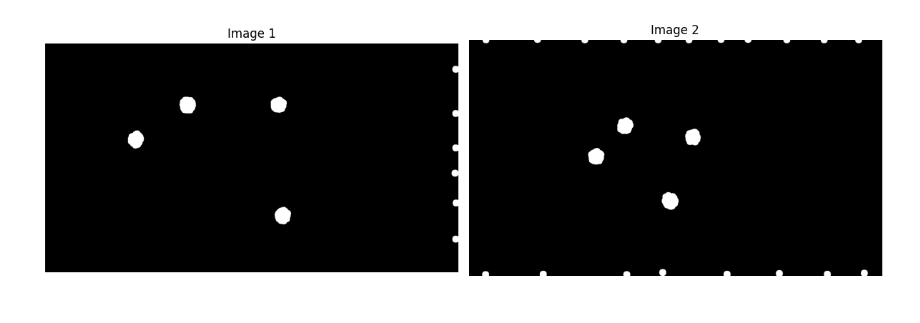
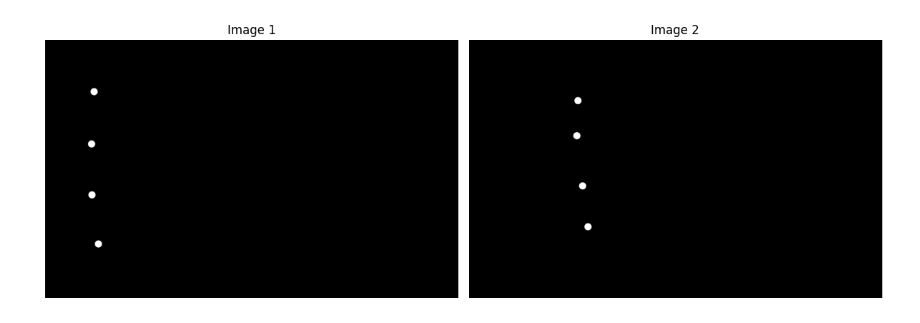
Before and after one commit to utksara/cellmech, a Jupyter notebook: examples/bead_processing.ipynb, the cells around one changed output. Cells and saved outputs as stored; diff of their text form; code cells hidden in the pictures.

```diff
--- a/examples/bead_processing.ipynb
+++ b/examples/bead_processing.ipynb
@@ -1,6 +1,6 @@
 # %%
 
-from cellmech.imgproc.bead_detection import denoise_image, convert_to_bead_array, bead_image_correlation, get_fidelity
+from cellmech.imgproc.bead_detection import denoise_image, cluster_beads, bead_image_correlation, get_fidelity
 from cellmech import plot_vector_field
 import numpy as np
 from PIL import Image
@@ -31,11 +31,12 @@ def plot_side_by_side(img1: np.ndarray, img2: np.ndarray, title1="Image 1", titl
 # Example usage with your bead arrays:
 # plot_side_by_side(ref_binary, def_binary, "Reference Beads", "Deformed Beads")
 
-# img1 = np.array(Image.open('../images/beads/img7/before.png').convert('L'))
-# img2 = np.array(Image.open('../images/beads/img7/after.png').convert('L'))
+# img1 = np.array(Image.open('../images/beads/img2/before.png').convert('L'))
+# img2 = np.array(Image.open('../images/beads/img2/after.png').convert('L'))
 
-img1 = np.array(Image.open('../images/beads/img_test1/before.png').convert('L'))
-img2 = np.array(Image.open('../images/beads/img_test1/after.png').convert('L'))
+image_path = "img_test1"
+img1 = np.array(Image.open(f'../images/beads/{image_path}/before.png').convert('L'))
+img2 = np.array(Image.open(f'../images/beads/{image_path}/after.png').convert('L'))
 
 
 img1 = denoise_image(img1)
@@ -47,8 +48,9 @@ plot_side_by_side(img1, img2)
 # %%
-beads1 = convert_to_bead_array(img1, 100, 10)
-beads2 = convert_to_bead_array(img2, 100, 10)
+grey1, beads1 = cluster_beads(img1)
+grey2, beads2 = cluster_beads(img2)
 # print("fidelity : ", get_fidelity(img1/np.max(img1), img2/np.max(img2), beads1, beads2))
-plot_side_by_side(beads1,  beads2)
+# plot_side_by_side(beads1, beads2)
+plot_side_by_side(grey1, grey2)
 # %% [output]
-[figure, old version]
+[figure, new version]
 # %%
```
Also changed, not shown: parts of 2 cells of this notebook, 35 other files.
